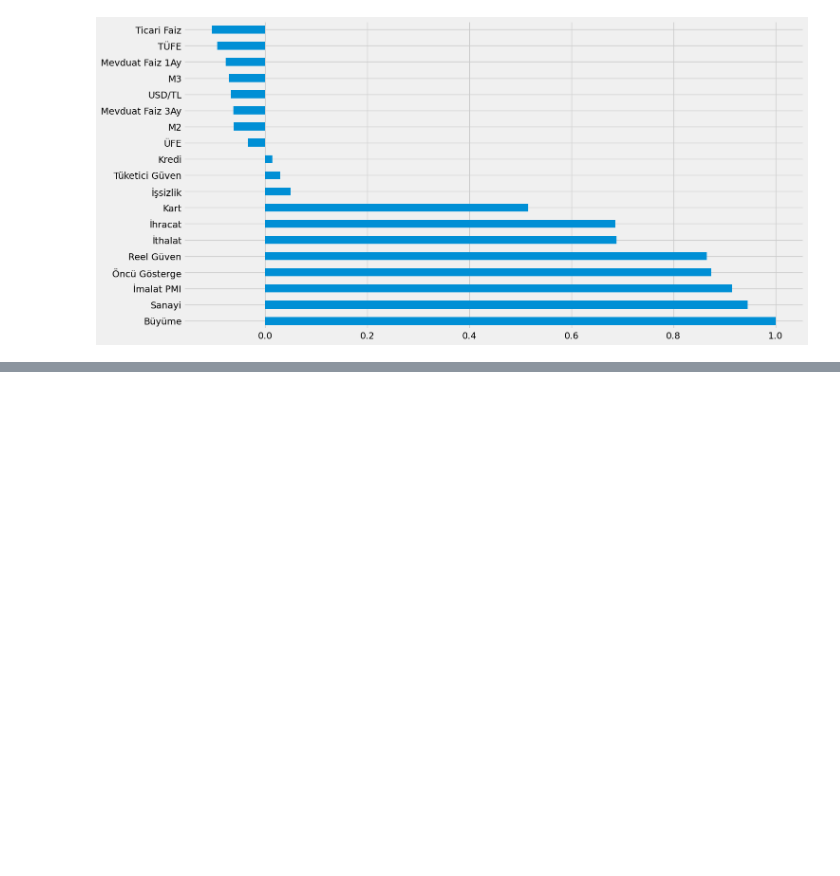
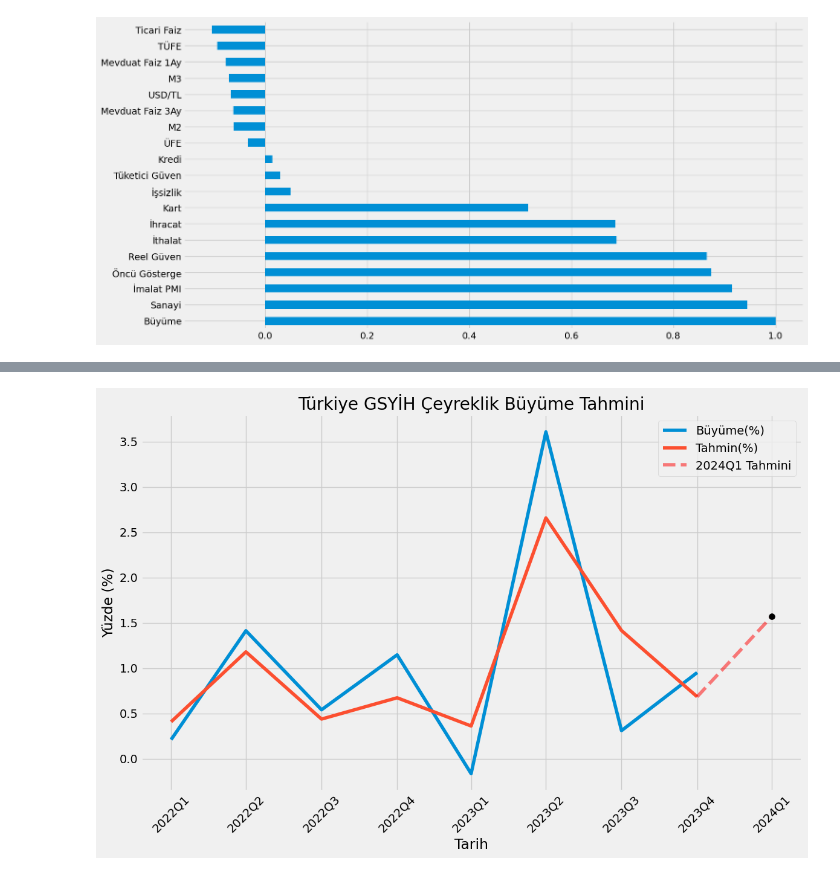
Before and after one commit to kaboya19/BuyumeTahmin, a Jupyter notebook: BuyumeTahmin.ipynb, the cells around one changed output, grey strips where cells are left out. Cells and saved outputs as stored; diff of their text form; code cells hidden in the pictures; blank space fills up the shorter version.

```diff
--- a/BuyumeTahmin.ipynb
+++ b/BuyumeTahmin.ipynb
@@ -1118,0 +1234,6 @@ plt.legend()
+# %%
+pred=scaler.inverse_transform(model.predict(np.array(scaled_data.iloc[-9:,:-1])))
+pred=pd.DataFrame(pred)
+pred.columns=["Büyüme"]
+pred=pred.set_index(pd.date_range(start="2022-03-30",periods=len(pred),freq="Q"))
+pred
@@ -1118,0 +1252,5 @@ plt.legend()
+# %%
+tahminler=pd.DataFrame()
+tahminler["Büyüme"]=data["Büyüme"].iloc[-9:]
+tahminler["Tahmin"]=pred["Büyüme"]
+tahminler
@@ -1118,0 +1268,43 @@ plt.legend()
+# %%
+import matplotlib.pyplot as plt
+import matplotlib.dates as mdates
+
+def tarih_ceyrek(tarih):
+    yil = tarih.year
+    ay = tarih.month
+    if ay <= 3:
+        return f"{yil}Q1"
+    elif ay <= 6:
+        return f"{yil}Q2"
+    elif ay <= 9:
+        return f"{yil}Q3"
+    else:
+        return f"{yil}Q4"
+
+plt.figure(figsize=(12, 8))
+plt.title("Türkiye GSYİH Çeyreklik Büyüme Tahmini")
+
+# Tahminlerin çizimi
+plt.plot(tahminler["Büyüme"][:-1], label="Büyüme(%)")
+plt.plot(tahminler["Tahmin"][:-1], label="Tahmin(%)")
+
+# 2024Q1 Tahmini çizimi
+plt.plot(tahminler["Tahmin"].iloc[-2:], "--", label="2024Q1 Tahmini", color="red", alpha=0.5)
+
+# Son tahmin noktasının gösterimi
+plt.scatter(x=tahminler.index[-1], y=tahminler["Tahmin"][-1], color="black", s=50, zorder=3)
+
+# Eksen etiketlerinin ve gösterge için konfigürasyon
+plt.legend()
+# Çeyreklik gösterimi için eksen etiketlerinin ve formatın ayarlanması
+tarihler = [tarih_ceyrek(t) for t in tahminler.index]
+plt.xticks(ticks=tahminler.index, labels=tarihler, rotation=45)
+plt.xlabel('Tarih')
+plt.ylabel('Yüzde (%)')
+plt.grid(True)
+
+
+plt.tight_layout()
+plt.show()
+# %% [output]
+[figure, added]
```
Also changed, not shown: parts of 32 cells of this notebook, 1 other file.
